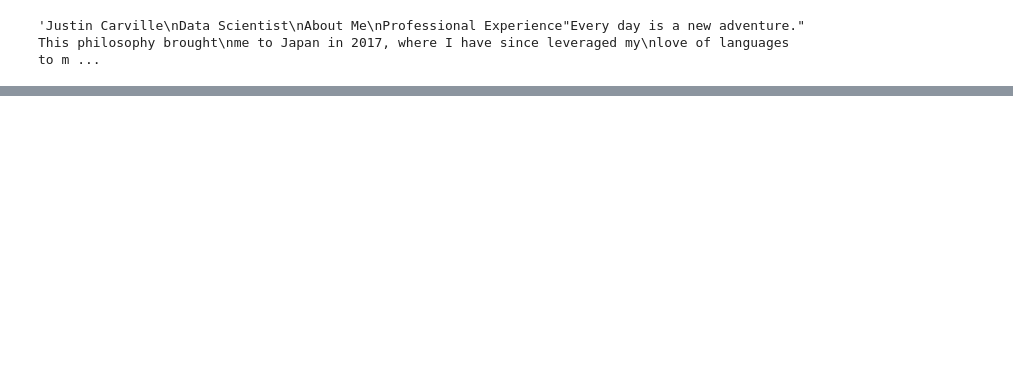
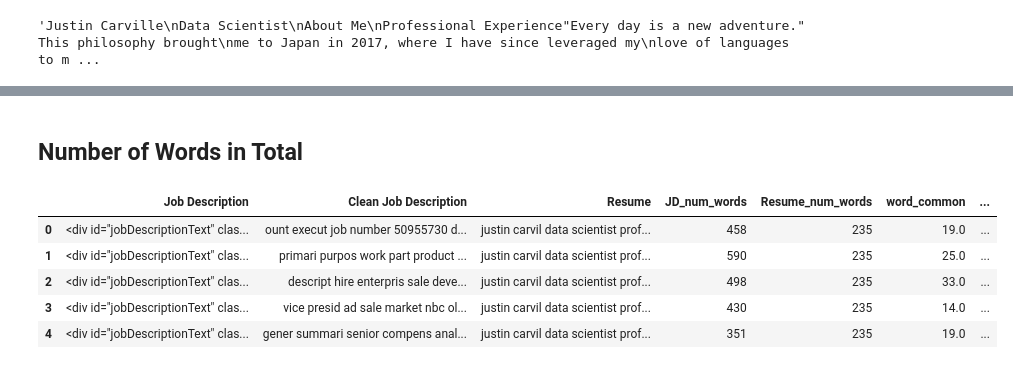
Before and after one commit to just1nt1me/nlp_job_matching, a Jupyter notebook: pdf_parser.ipynb, the cells around one changed output, grey strips where cells are left out. Saved outputs shown, nothing was run; the diff lists cells and outputs as text; code cells hidden in the pictures; blank space fills up the shorter version.

Commit message:
parsed resume and job listings

```diff
--- a/pdf_parser.ipynb
+++ b/pdf_parser.ipynb
@@ -100,0 +100,10 @@ resume
+# %%
+# funciton to tokenize text
+stemmer = PorterStemmer()
+def tokenize(df, column):
+    for i in range (0, df.shape[0]):
+        res = df[column][i]
+        res = res.split()
+        res = [stemmer.stem(word) for word in res if word not in stopwords.words('english') and word not in string.punctuation]
+        df[column][i] = ' '.join(res)
+    return df
@@ -100,0 +126,7 @@ resume
+# %%
+#tokenize resume
+res = resume
+res = res.split()
+res = [stemmer.stem(word) for word in res if word not in stopwords.words('english') and word not in string.punctuation]
+tokenized_resume = ' '.join(res)
+df['Resume'] = tokenized_resume
@@ -100,0 +146,4 @@ resume
+# %%
+df['JD_num_words'] = df['Clean Job Description'].apply(lambda x: len(x.split(' ')))
+df['Resume_num_words'] = df['Resume'].apply(lambda x: len(x.split(' ')))
+df.head()
@@ -100,0 +159,7 @@ resume
+# %%
+def normalized_words_common(row):
+    jd = set(map(lambda word: word.lower().strip(),row['Clean Job Description'].split(' ')))
+    rez = set(map(lambda word: word.lower().strip(),row['Resume'].split(' ')))
+    return 1.0 * len(jd & rez)
+df['word_common'] = df.apply(normalized_words_common,axis = 1)
+df.head()
@@ -100,0 +173,16 @@ resume
+# %% [markdown]
+## Number of Words in Total
+# %%
+def normalized_words_total(row):
+    jd = set(map(lambda word: word.lower().strip(),row['Clean Job Description'].split(' ')))
+    rez = set(map(lambda word: word.lower().strip(),row['Resume'].split(' ')))
+    return 1.0 * (len(jd) + len(rez))
+df['word_total'] = df.apply(normalized_words_total,axis = 1)
+df.head()
+# %% [output]
+|  | Job Description | Clean Job Description | Resume | JD_num_words | Resume_num_words | word_common | ... |
+| 0 | <div id="jobDescriptionText" clas... | ount execut job number 50955730 d... | justin carvil data scientist prof... | 458 | 235 | 19.0 | ... |
+| 1 | <div id="jobDescriptionText" clas... | primari purpos work part product ... | justin carvil data scientist prof... | 590 | 235 | 25.0 | ... |
+| 2 | <div id="jobDescriptionText" clas... | descript hire enterpris sale deve... | justin carvil data scientist prof... | 498 | 235 | 33.0 | ... |
+| 3 | <div id="jobDescriptionText" clas... | vice presid ad sale market nbc ol... | justin carvil data scientist prof... | 430 | 235 | 14.0 | ... |
+| 4 | <div id="jobDescriptionText" clas... | gener summari senior compens anal... | justin carvil data scientist prof... | 351 | 235 | 19.0 | ... |
```
Also changed, not shown: parts of 31 cells of this notebook.
